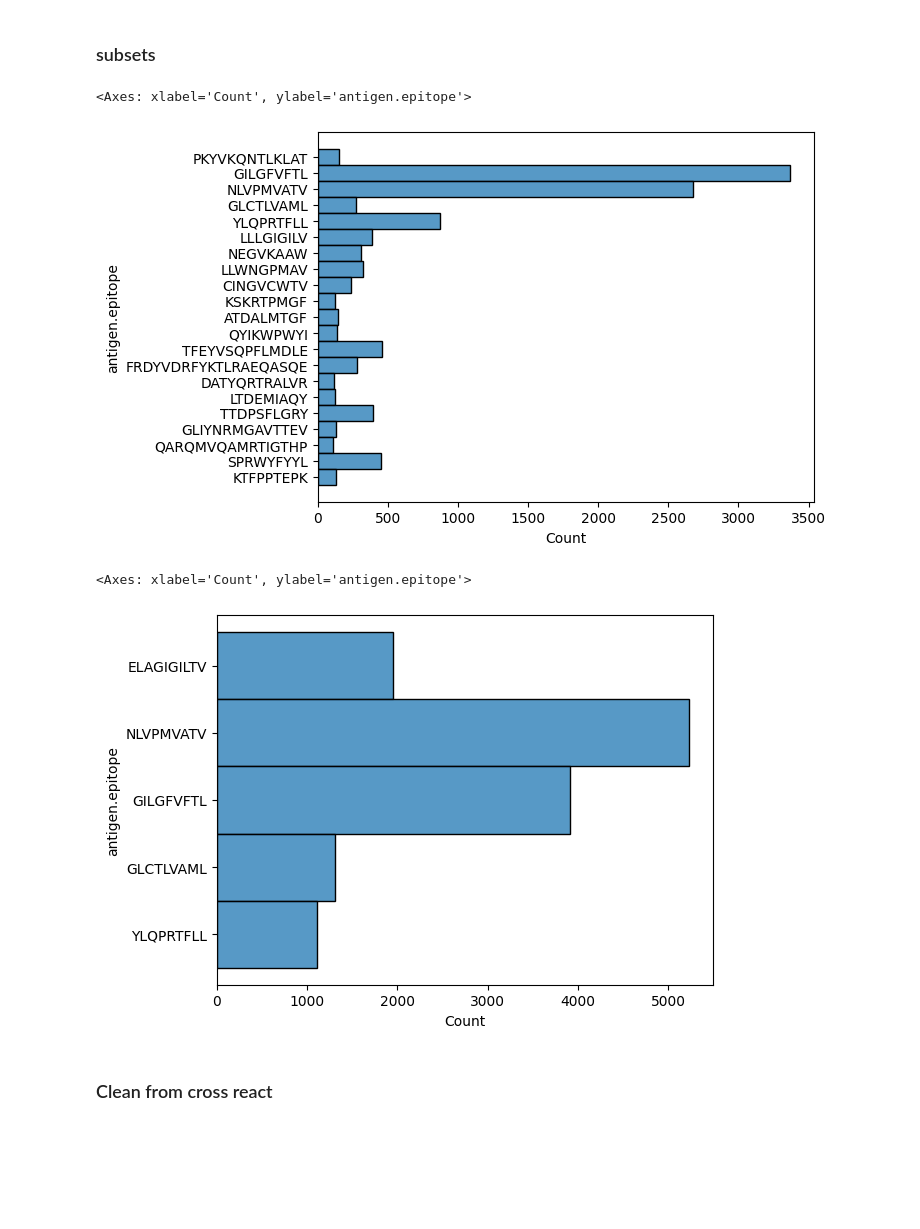
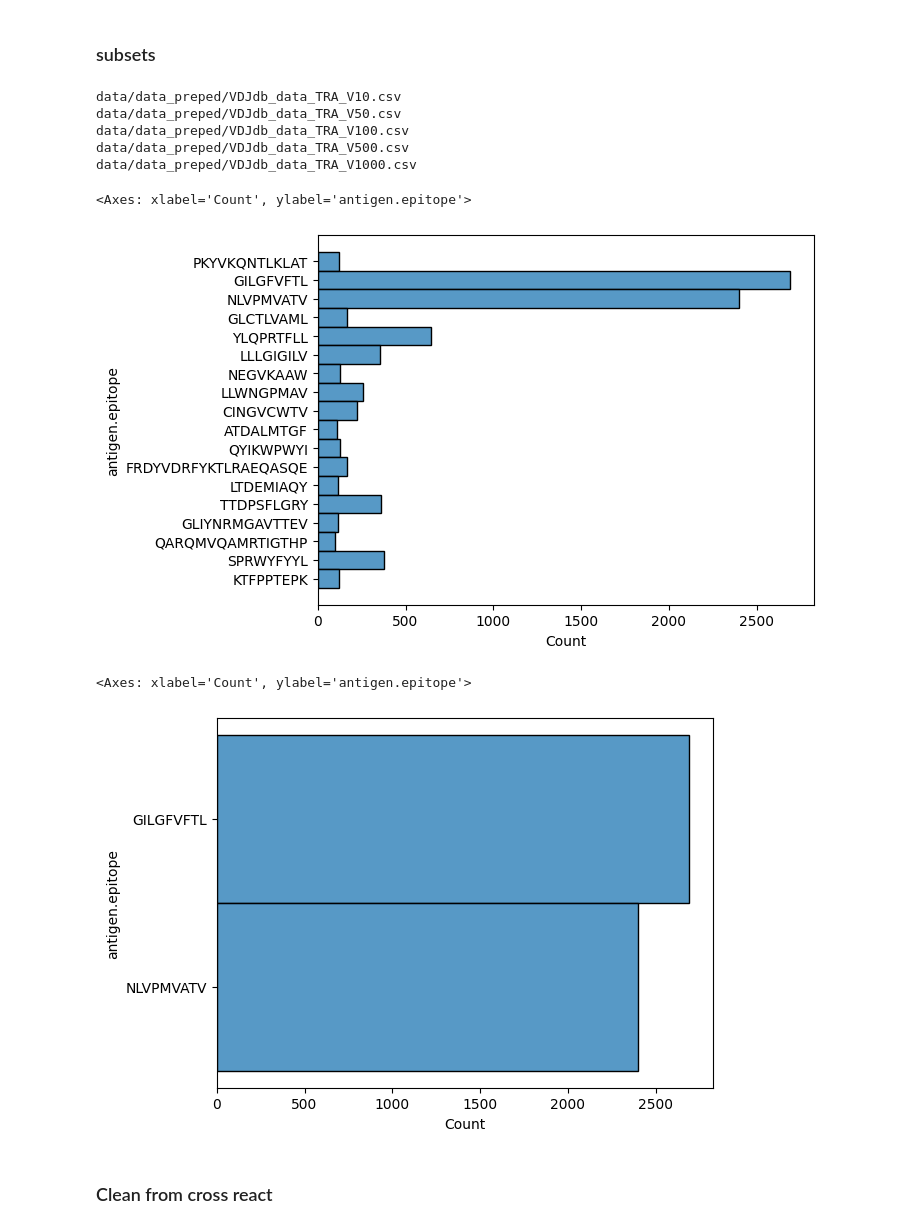
Before and after one commit to yuliajk/tcremp, a Jupyter notebook: data_prep.ipynb, the cells around one changed output. Drawn from its saved outputs; the diff is of its cells as text; code cells hidden in the pictures; blank space fills up the shorter version.

```diff
--- a/data_prep.ipynb
+++ b/data_prep.ipynb
@@ -212,7 +228,7 @@ data_preped = data_preped[cols]
 # %%
 data_preped.to_csv(data_output_path, sep='\t',index=False)
 # %%
-data_preped_a = data_preped[~data_preped['a_cdr3aa'].isna()]#.drop_duplicates(tcr_columns_paired['paired']['TRA']).reset_index(drop=True)
+data_preped_a = data_preped[~data_preped['a_cdr3aa'].isna()].drop_duplicates(tcr_columns_paired['paired']['TRA']).reset_index(drop=True)
 data_preped_a
 # %% [output]
 |  | a_cdr3aa | TRAV | TRAJ | b_cdr3aa | TRBV | d.beta | TRBJ | species | mhc.a | mhc.b | mhc.class | ... |
@@ -296,6 +313,12 @@ data_preped_b = data_proc.freq_labels_tr_list(label, data_id, data_preped_b, sam
 chain = 'TRA'
 dataset_outputs_suf = f'{outputs_path}VDJdb_data'
 data_proc.filter_save_freq_subsets_paired(data_preped_a, chain, label,samples_n, freq_col_list, dataset_outputs_suf)
+# %% [output]
+data/data_preped/VDJdb_data_TRA_V10.csv
+data/data_preped/VDJdb_data_TRA_V50.csv
+data/data_preped/VDJdb_data_TRA_V100.csv
+data/data_preped/VDJdb_data_TRA_V500.csv
+data/data_preped/VDJdb_data_TRA_V1000.csv
 # %%
 chain = 'TRB'
 dataset_outputs_suf = f'{outputs_path}VDJdb_data'
@@ -306,9 +329,9 @@ data_proc.filter_save_freq_subsets_paired(data_preped_b, chain, label,samples_n,
 sns.histplot(y=data_preped_a[data_preped_a['antigen.epitope_freq_100']!='other']['antigen.epitope'])
 # %% [output]
 <Axes: xlabel='Count', ylabel='antigen.epitope'>
-[figure, old version]
+[figure, new version]
 # %%
-sns.histplot(y=data_preped_b[data_preped_b['antigen.epitope_freq_1000']!='other']['antigen.epitope'])
+sns.histplot(y=data_preped_a[data_preped_a['antigen.epitope_freq_1000']!='other']['antigen.epitope'])
 # %% [output]
 <Axes: xlabel='Count', ylabel='antigen.epitope'>
-[figure, old version]
+[figure, new version]
```
Also changed, not shown: parts of 52 cells of this notebook, 3 other files.
